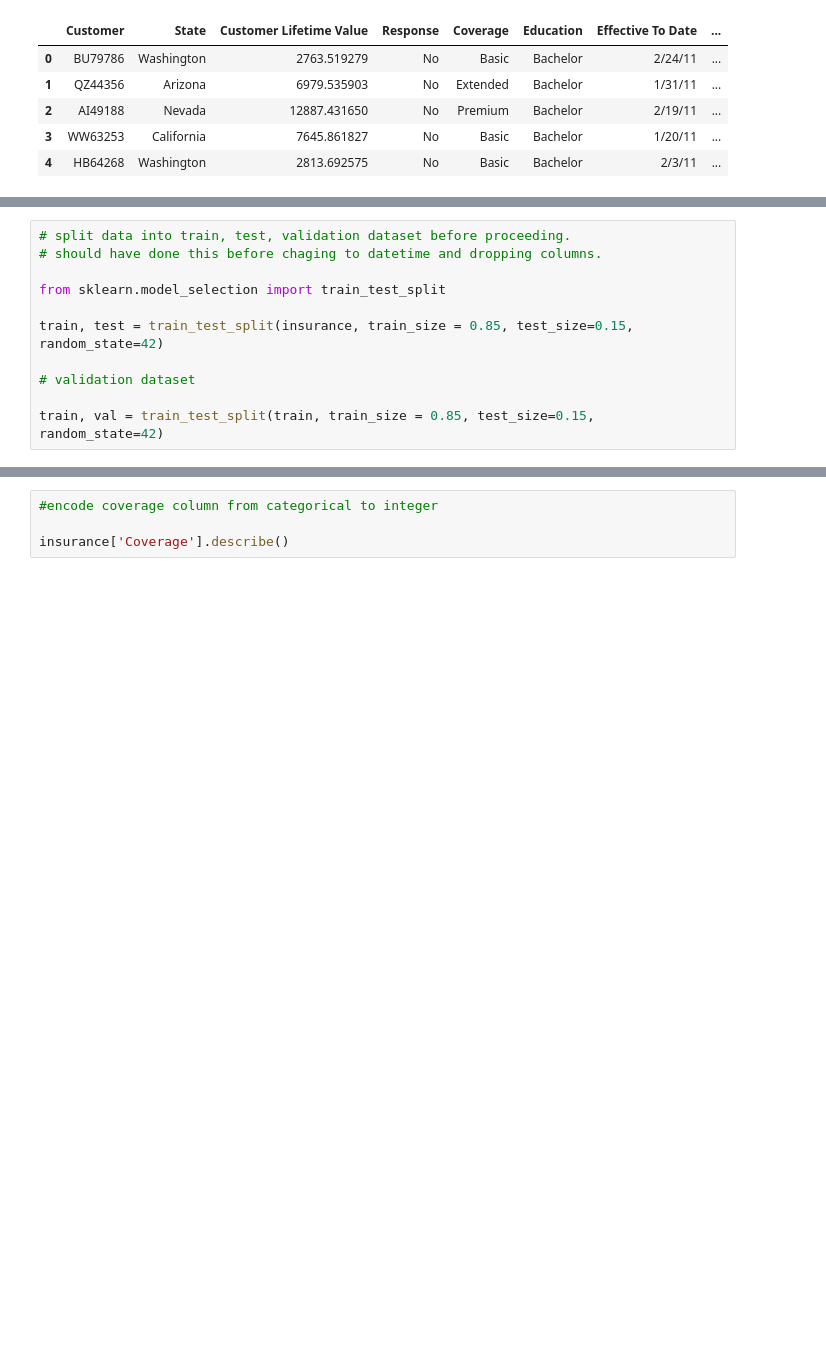
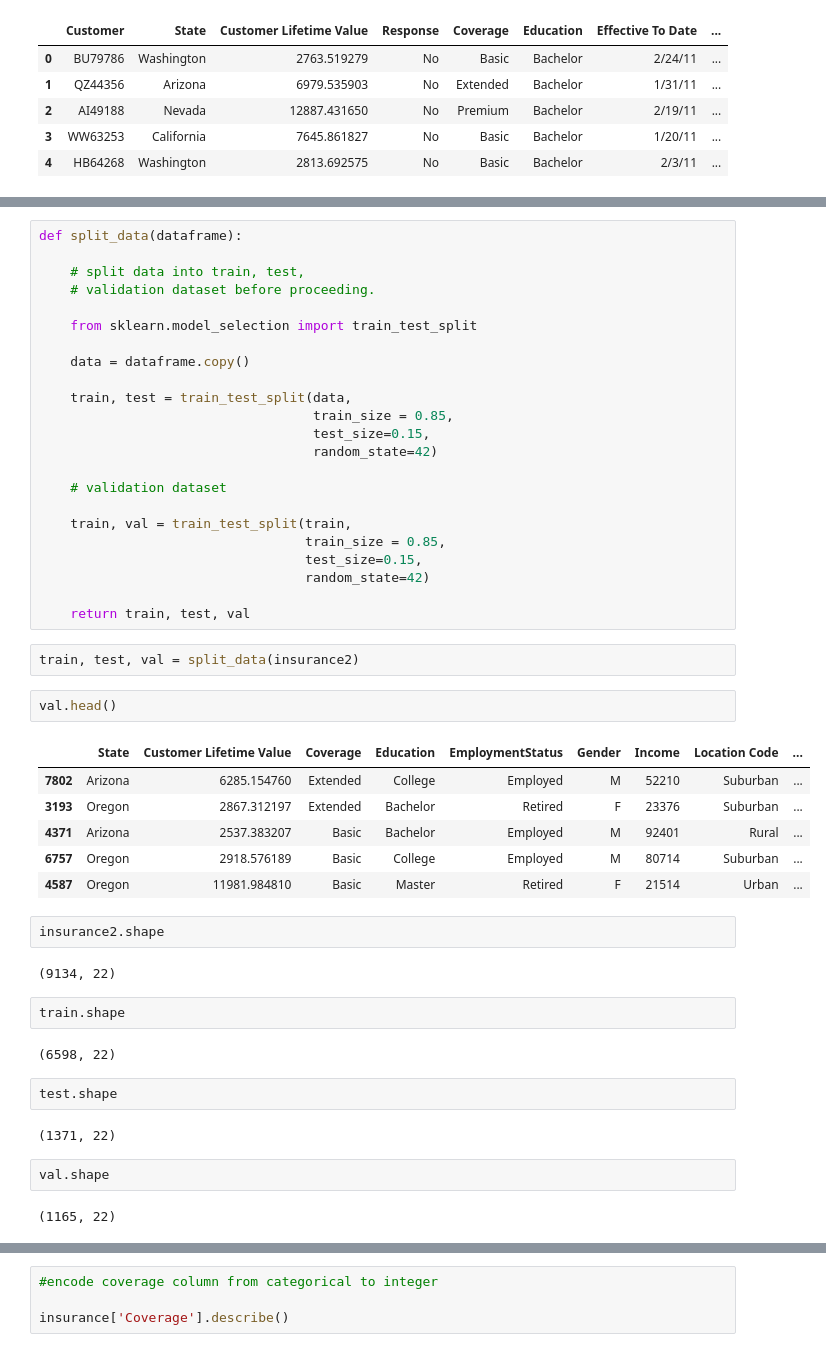
Before and after one commit to EvidenceN/Insurance_premium_prediction, a Jupyter notebook: model/premium2.ipynb, the cells around one changed output, grey strips where cells are left out. Cells and saved outputs as stored; diff of their text form; blank space fills up the shorter version.

```diff
--- a/model/premium2.ipynb
+++ b/model/premium2.ipynb
@@ -145,11 +120,50 @@ insurance.head()
 # %%
-# split data into train, test, validation dataset before proceeding.
-# should have done this before chaging to datetime and dropping columns.
+def split_data(dataframe):
 
-from sklearn.model_selection import train_test_split
+    # split data into train, test,
+    # validation dataset before proceeding.
 
-train, test = train_test_split(insurance, train_size = 0.85, test_size=0.15, random_state=42)
+    from sklearn.model_selection import train_test_split
 
-# validation dataset
+    data = dataframe.copy()
 
-train, val = train_test_split(train, train_size = 0.85, test_size=0.15, random_state=42)
+    train, test = train_test_split(data,
+                                   train_size = 0.85,
+                                   test_size=0.15,
+                                   random_state=42)
+
+    # validation dataset
+
+    train, val = train_test_split(train,
+                                  train_size = 0.85,
+                                  test_size=0.15,
+                                  random_state=42)
+
+    return train, test, val
+# %%
+train, test, val = split_data(insurance2)
+# %%
+val.head()
+# %% [output]
+|  | State | Customer Lifetime Value | Coverage | Education | EmploymentStatus | Gender | Income | Location Code | ... |
+| 7802 | Arizona | 6285.154760 | Extended | College | Employed | M | 52210 | Suburban | ... |
+| 3193 | Oregon | 2867.312197 | Extended | Bachelor | Retired | F | 23376 | Suburban | ... |
+| 4371 | Arizona | 2537.383207 | Basic | Bachelor | Employed | M | 92401 | Rural | ... |
+| 6757 | Oregon | 2918.576189 | Basic | College | Employed | M | 80714 | Suburban | ... |
+| 4587 | Oregon | 11981.984810 | Basic | Master | Retired | F | 21514 | Urban | ... |
+# %%
+insurance2.shape
+# %% [output]
+(9134, 22)
+# %%
+train.shape
+# %% [output]
+(6598, 22)
+# %%
+test.shape
+# %% [output]
+(1371, 22)
+# %%
+val.shape
+# %% [output]
+(1165, 22)
```
Also changed, not shown: parts of 12 cells of this notebook, 1 other file.
